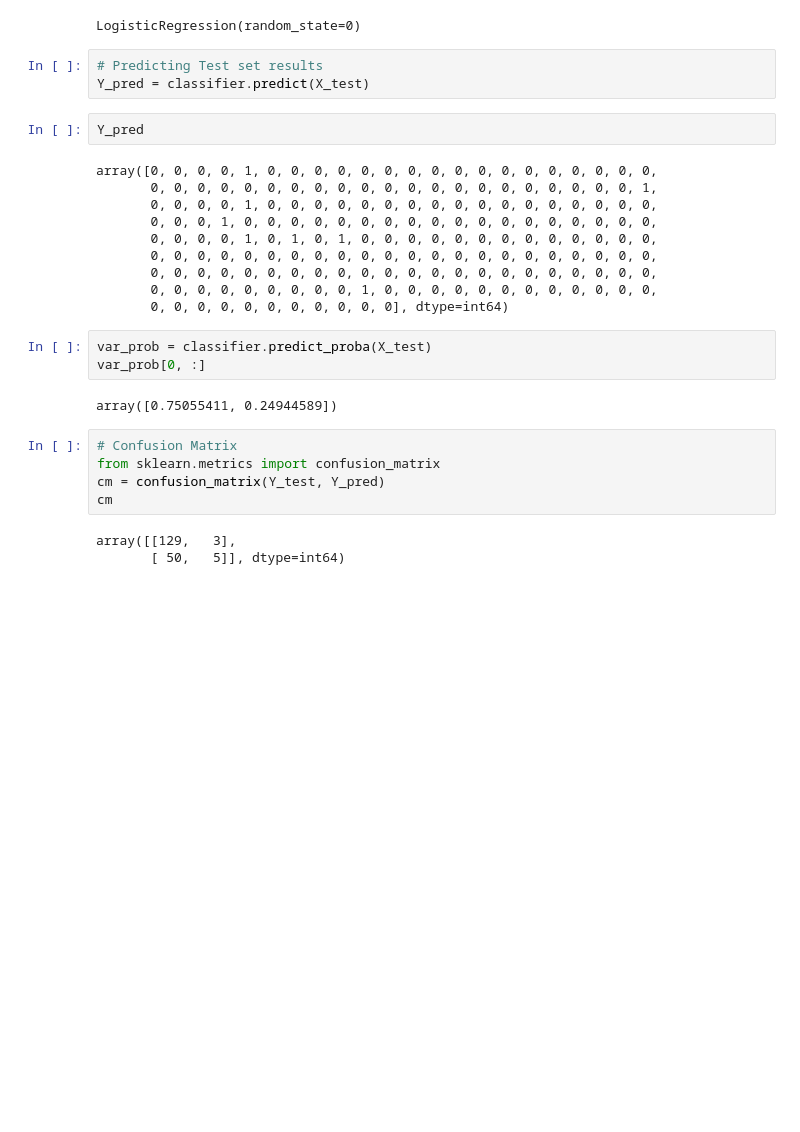
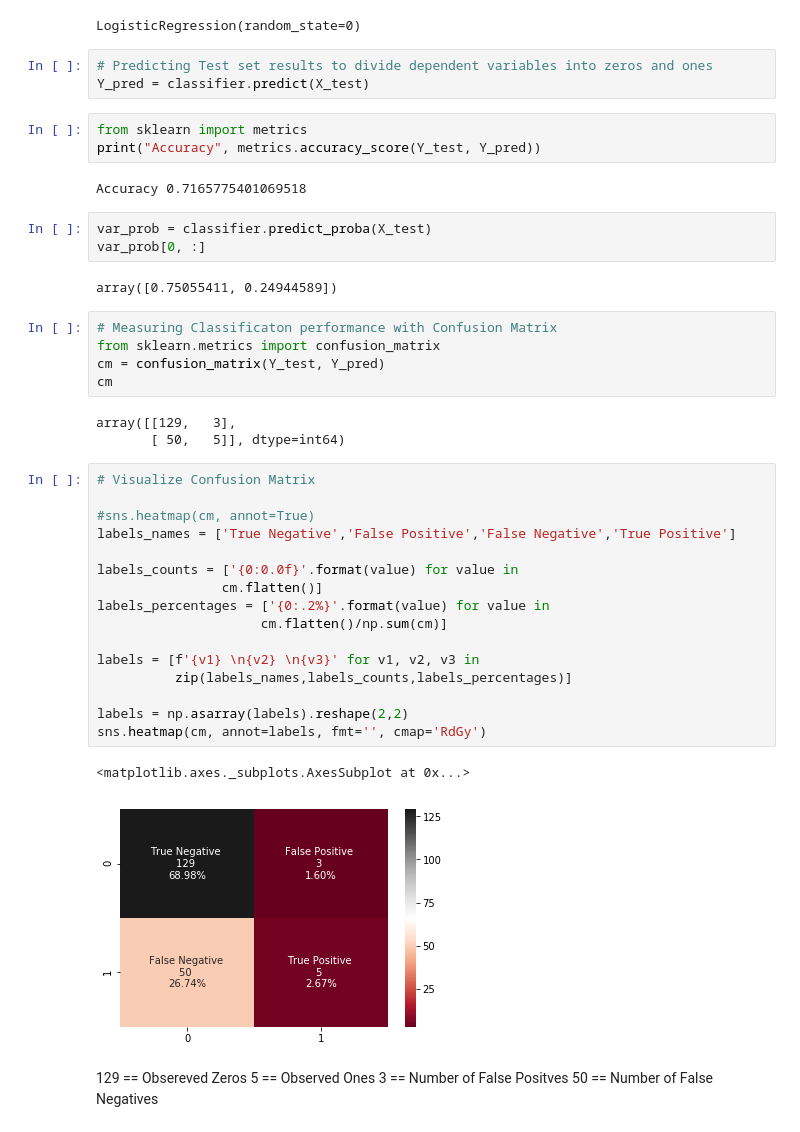
Before and after one commit to sam223-sketch/Notitia-Data-Science, a Jupyter notebook: blood transfusion/Blood Transfusion.ipynb, the cells around one changed output. Drawn from its saved outputs; the diff is of its cells as text; blank space fills up the shorter version.

```diff
--- a/blood transfusion/Blood Transfusion.ipynb
+++ b/blood transfusion/Blood Transfusion.ipynb
@@ -175,30 +178,47 @@ classifier.fit(X_train, Y_train)
 # %% [output]
 LogisticRegression(random_state=0)
 # %%
-# Predicting Test set results
+# Predicting Test set results to divide dependent variables into zeros and ones
 Y_pred = classifier.predict(X_test)
-# %%
-Y_pred
-# %% [output]
-array([0, 0, 0, 0, 1, 0, 0, 0, 0, 0, 0, 0, 0, 0, 0, 0, 0, 0, 0, 0, 0, 0,
-       0, 0, 0, 0, 0, 0, 0, 0, 0, 0, 0, 0, 0, 0, 0, 0, 0, 0, 0, 0, 0, 1,
-       0, 0, 0, 0, 1, 0, 0, 0, 0, 0, 0, 0, 0, 0, 0, 0, 0, 0, 0, 0, 0, 0,
-       0, 0, 0, 1, 0, 0, 0, 0, 0, 0, 0, 0, 0, 0, 0, 0, 0, 0, 0, 0, 0, 0,
-       0, 0, 0, 0, 1, 0, 1, 0, 1, 0, 0, 0, 0, 0, 0, 0, 0, 0, 0, 0, 0, 0,
-       0, 0, 0, 0, 0, 0, 0, 0, 0, 0, 0, 0, 0, 0, 0, 0, 0, 0, 0, 0, 0, 0,
-       0, 0, 0, 0, 0, 0, 0, 0, 0, 0, 0, 0, 0, 0, 0, 0, 0, 0, 0, 0, 0, 0,
-       0, 0, 0, 0, 0, 0, 0, 0, 0, 1, 0, 0, 0, 0, 0, 0, 0, 0, 0, 0, 0, 0,
-       0, 0, 0, 0, 0, 0, 0, 0, 0, 0, 0], dtype=int64)
+# %%
+from sklearn import metrics
+print("Accuracy", metrics.accuracy_score(Y_test, Y_pred))
+# %% [output]
+Accuracy 0.7165775401069518
 # %%
 var_prob = classifier.predict_proba(X_test)
 var_prob[0, :]
 # %% [output]
 array([0.75055411, 0.24944589])
 # %%
-# Confusion Matrix
+# Measuring Classificaton performance with Confusion Matrix
 from sklearn.metrics import confusion_matrix
 cm = confusion_matrix(Y_test, Y_pred)
 cm
 # %% [output]
 array([[129,   3],
        [ 50,   5]], dtype=int64)
+# %%
+# Visualize Confusion Matrix
+
+#sns.heatmap(cm, annot=True)
+labels_names = ['True Negative','False Positive','False Negative','True Positive']
+
+labels_counts = ['{0:0.0f}'.format(value) for value in
+                cm.flatten()]
+labels_percentages = ['{0:.2%}'.format(value) for value in
+                     cm.flatten()/np.sum(cm)]
+
+labels = [f'{v1} \n{v2} \n{v3}' for v1, v2, v3 in
+          zip(labels_names,labels_counts,labels_percentages)]
+
+labels = np.asarray(labels).reshape(2,2)
+sns.heatmap(cm, annot=labels, fmt='', cmap='RdGy')
+# %% [output]
+<matplotlib.axes._subplots.AxesSubplot at 0x...>
+[figure, added]
+# %% [markdown]
+129 == Obsereved Zeros
+5   == Observed Ones
+3   == Number of False Positves
+50  == Number of False Negatives
```
Also changed, not shown: parts of 11 cells of this notebook, 2 other files.
